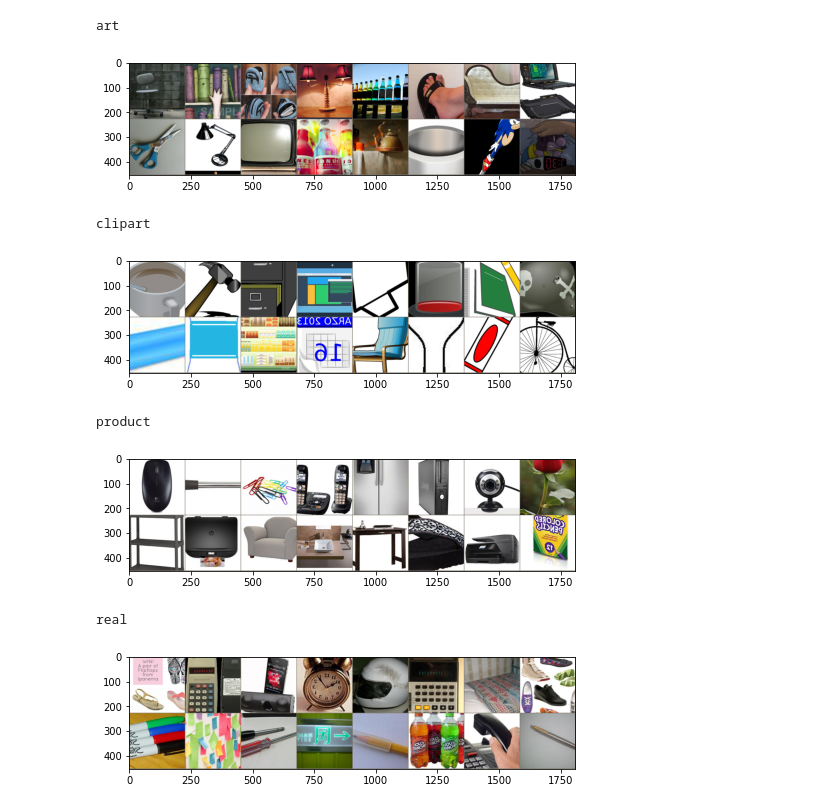
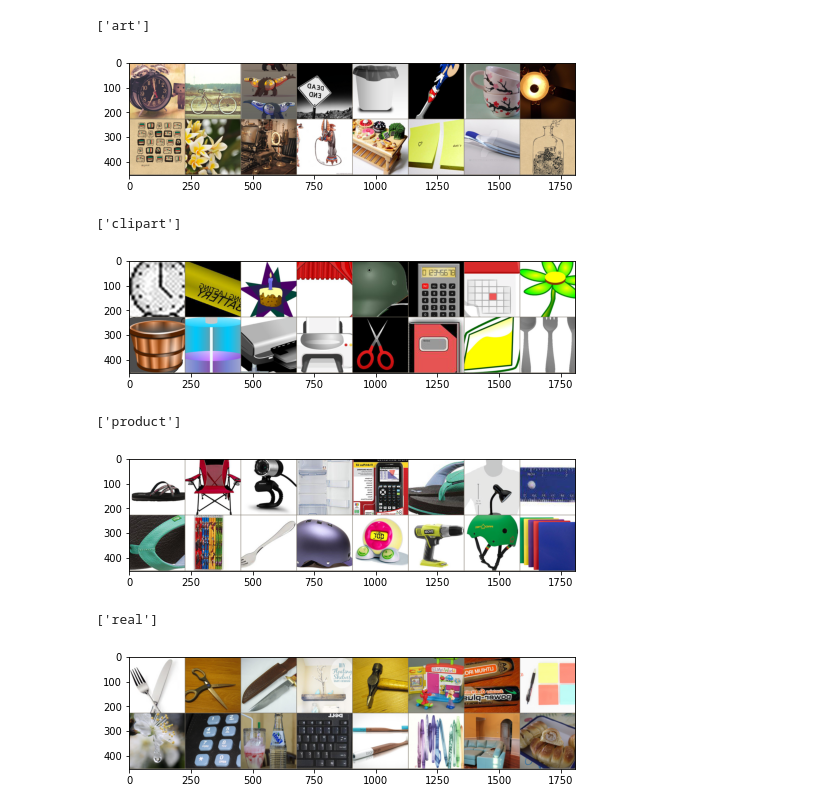
Before and after one commit to KevinMusgrave/pytorch-adapt, a Jupyter notebook: examples/other/DatasetViz.ipynb, the cells around one changed output. Cells and saved outputs as stored; diff of their text form; code cells hidden in the pictures.

Commit message:
Updated DatasetsViz notebook

```diff
--- a/examples/other/DatasetViz.ipynb
+++ b/examples/other/DatasetViz.ipynb
@@ -26,11 +26,14 @@ def imshow(img, figsize=(8, 4)):
 def imshow_many(datasets, src, target):
     d = datasets["train"]
     for name in ["src_imgs", "target_imgs"]:
-        print(src if name == "src_imgs" else target)
+        domains = src if name == "src_imgs" else target
+        if len(domains) == 0:
+            continue
+        print(domains)
         imgs = [d[i][name] for i in np.random.choice(len(d), size=16, replace=False)]
         imshow(torchvision.utils.make_grid(imgs))
 # %%
-src, target = "mnist", "mnistm"
-datasets = get_mnist_mnistm([src], [target], folder=".", download=True)
+src, target = ["mnist"], ["mnistm"]
+datasets = get_mnist_mnistm(src, target, folder=".", download=True)
 imshow_many(datasets, src, target)
 # %% [output]
@@ -41,5 +44,5 @@ mnistm
 # %%
-for src, target in [("amazon", "dslr"), ("dslr", "webcam")]:
-    datasets = get_office31([src], [target], folder=".", download=True)
+for src, target in [(["amazon"], ["dslr"]), (["webcam"], [])]:
+    datasets = get_office31(src, target, folder=".", download=True)
     imshow_many(datasets, src, target)
 # %% [output]
@@ -54,13 +55,13 @@ webcam
 # %%
-for src, target in [("art", "clipart"), ("product", "real")]:
-    datasets = get_officehome([src], [target], folder=".", download=True)
+for src, target in [(["art"], ["clipart"]), (["product"], ["real"])]:
+    datasets = get_officehome(src, target, folder=".", download=True)
     imshow_many(datasets, src, target)
 # %% [output]
-art
+['art']
-[figure, old version]
+[figure, new version]
-clipart
+['clipart']
-[figure, old version]
+[figure, new version]
-product
+['product']
-[figure, old version]
+[figure, new version]
-real
+['real']
-[figure, old version]
+[figure, new version]
```
Also changed, not shown: parts of 2 cells of this notebook.
